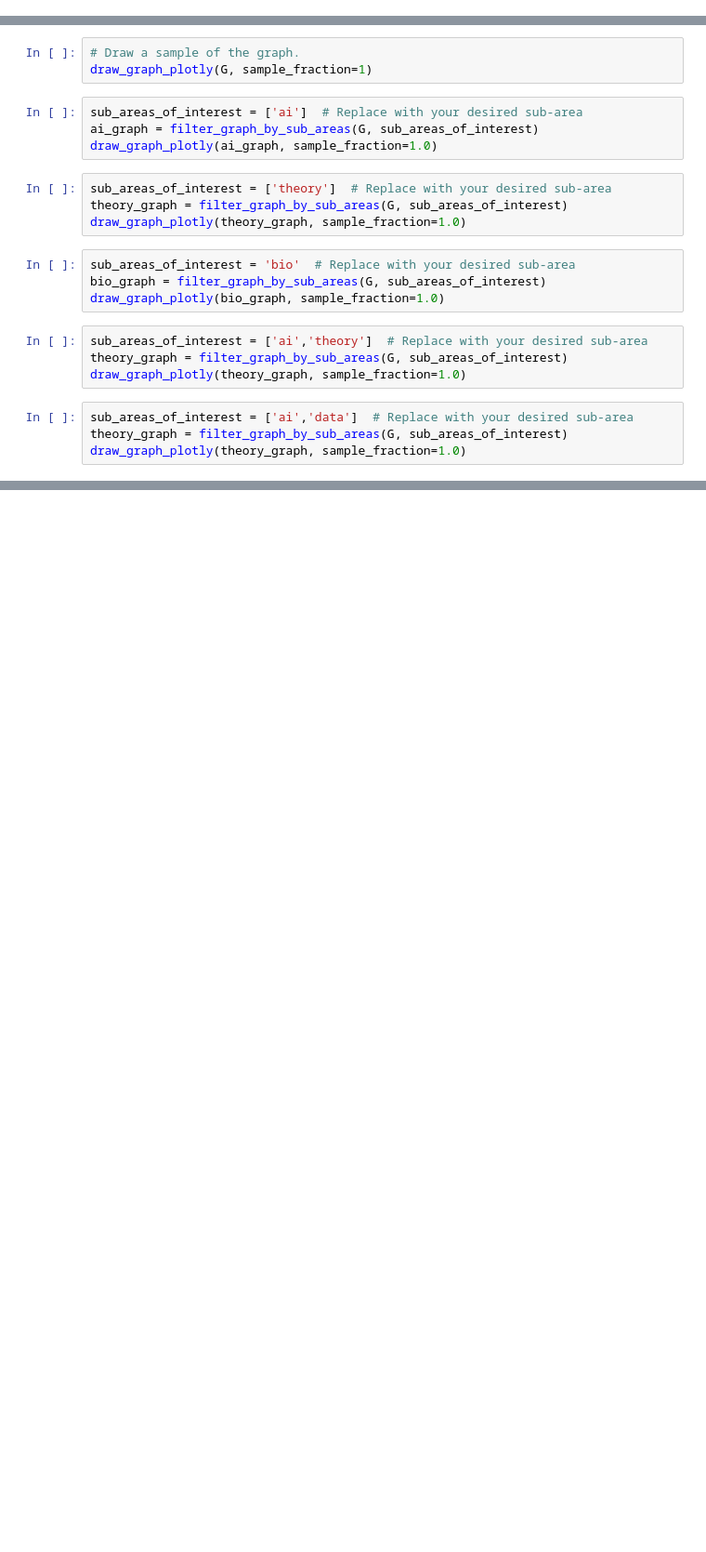
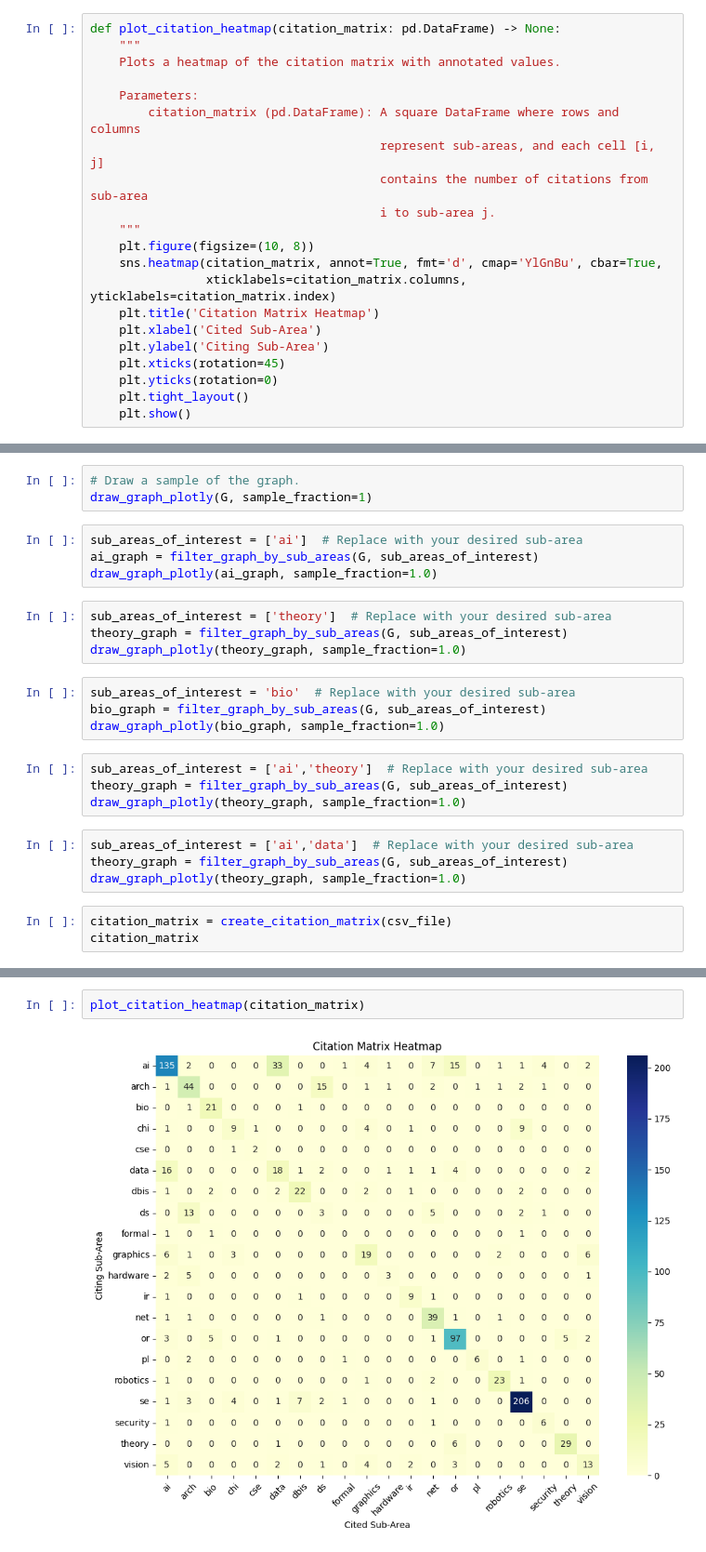
Before and after one commit to viniciusmioto/br_citation_network_cs, a Jupyter notebook: src/exploratory_analysis.ipynb, the cells around one changed output, grey strips where cells are left out. Shown at 93% size. Drawn from its saved outputs; the diff is of its cells as text; blank space fills up the shorter version.

Commit message:
[feat] visualizations between sub-areas

```diff
--- a/src/exploratory_analysis.ipynb
+++ b/src/exploratory_analysis.ipynb
@@ -315,0 +357,21 @@ def filter_graph_by_sub_areas(G: nx.DiGraph, sub_areas: list) -> nx.DiGraph:
+# %%
+def plot_citation_heatmap(citation_matrix: pd.DataFrame) -> None:
+    """
+    Plots a heatmap of the citation matrix with annotated values.
+
+    Parameters:
+        citation_matrix (pd.DataFrame): A square DataFrame where rows and columns
+                                        represent sub-areas, and each cell [i, j]
+                                        contains the number of citations from sub-area
+                                        i to sub-area j.
+    """
+    plt.figure(figsize=(10, 8))
+    sns.heatmap(citation_matrix, annot=True, fmt='d', cmap='YlGnBu', cbar=True,
+                xticklabels=citation_matrix.columns, yticklabels=citation_matrix.index)
+    plt.title('Citation Matrix Heatmap')
+    plt.xlabel('Cited Sub-Area')
+    plt.ylabel('Citing Sub-Area')
+    plt.xticks(rotation=45)
+    plt.yticks(rotation=0)
+    plt.tight_layout()
+    plt.show()
@@ -452,3 +621,6 @@ draw_graph_plotly(theory_graph, sample_fraction=1.0)
 sub_areas_of_interest = ['ai','data']  # Replace with your desired sub-area
 theory_graph = filter_graph_by_sub_areas(G, sub_areas_of_interest)
 draw_graph_plotly(theory_graph, sample_fraction=1.0)
+# %%
+citation_matrix = create_citation_matrix(csv_file)
+citation_matrix
@@ -454,0 +646,4 @@ draw_graph_plotly(theory_graph, sample_fraction=1.0)
+# %%
+plot_citation_heatmap(citation_matrix)
+# %% [output]
+[figure, added]
```
Also changed, not shown: parts of 8 cells of this notebook.
